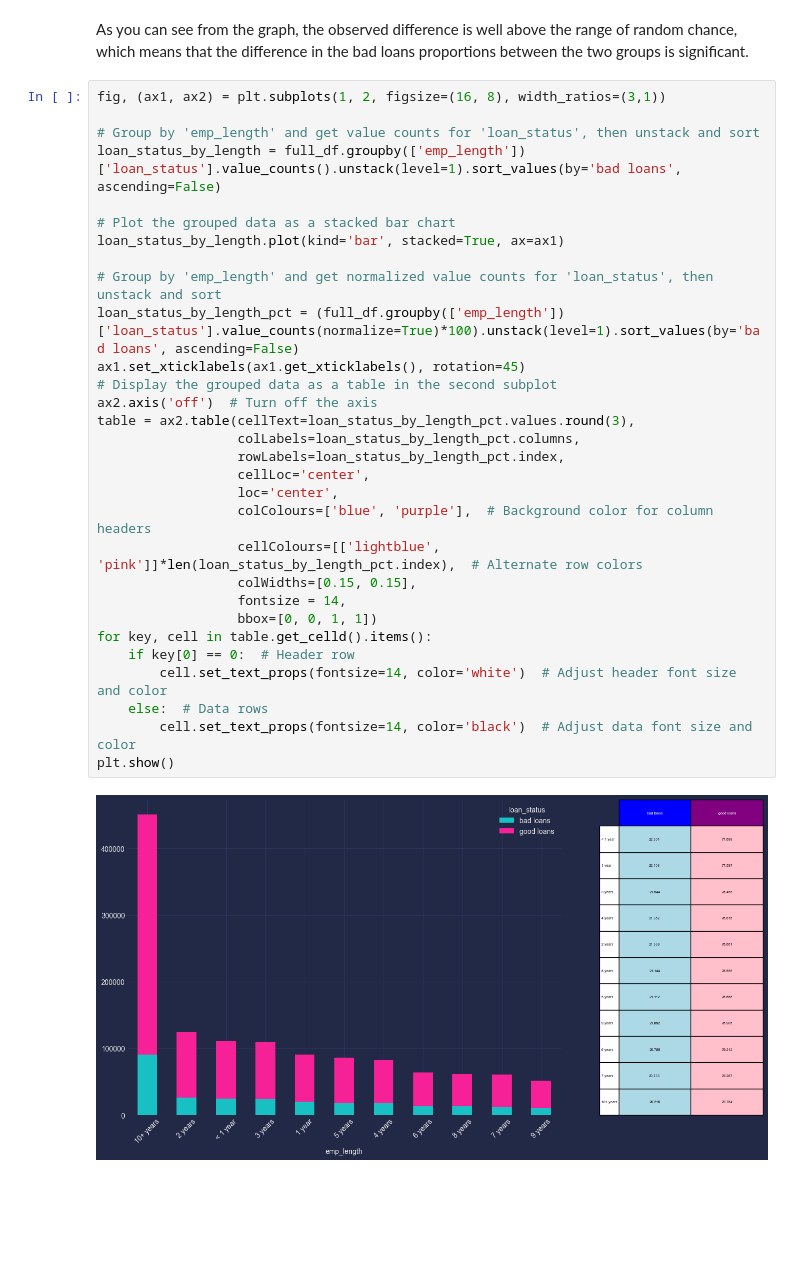
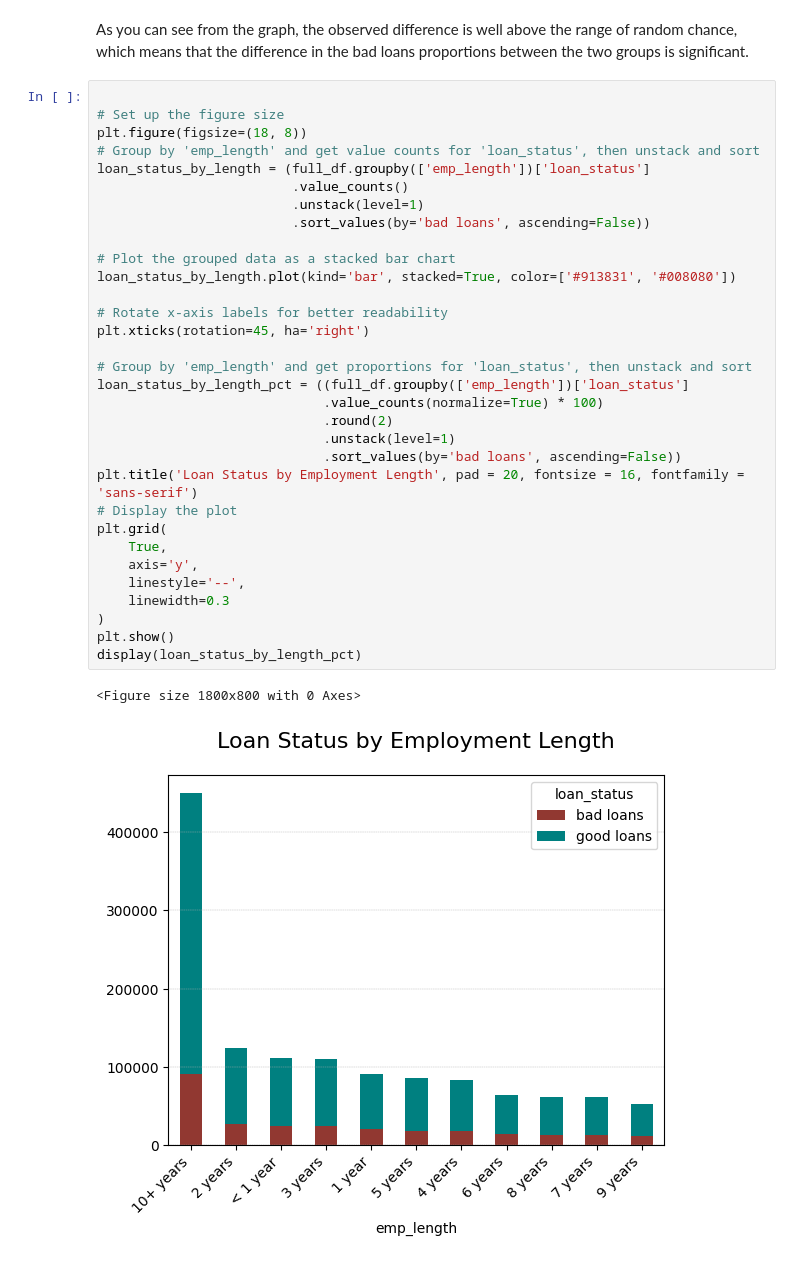
Before and after one commit to songthao1610/Loan-Default-Modelling-, a Jupyter notebook: EDA.ipynb, the cells around one changed output. Cells and saved outputs as stored; diff of their text form; blank space fills up the shorter version.

```diff
--- a/EDA.ipynb
+++ b/EDA.ipynb
@@ -473,34 +585,37 @@ ax.set_ylabel('Frequency')'''
 # %% [markdown]
 As you can see from the graph, the observed difference is well above the range of random chance, which means that the difference in the bad loans proportions between the two groups is significant.
 # %%
-fig, (ax1, ax2) = plt.subplots(1, 2, figsize=(16, 8), width_ratios=(3,1))
 
+# Set up the figure size
+plt.figure(figsize=(18, 8))
 # Group by 'emp_length' and get value counts for 'loan_status', then unstack and sort
-loan_status_by_length = full_df.groupby(['emp_length'])['loan_status'].value_counts().unstack(level=1).sort_values(by='bad loans', ascending=False)
+loan_status_by_length = (full_df.groupby(['emp_length'])['loan_status']
+                         .value_counts()
+                         .unstack(level=1)
+                         .sort_values(by='bad loans', ascending=False))
 
 # Plot the grouped data as a stacked bar chart
-loan_status_by_length.plot(kind='bar', stacked=True, ax=ax1)
+loan_status_by_length.plot(kind='bar', stacked=True, color=['#913831', '#008080'])
 
-# Group by 'emp_length' and get normalized value counts for 'loan_status', then unstack and sort
-loan_status_by_length_pct = (full_df.groupby(['emp_length'])['loan_status'].value_counts(normalize=True)*100).unstack(level=1).sort_values(by='bad loans', ascending=False)
-ax1.set_xticklabels(ax1.get_xticklabels(), rotation=45)
-# Display the grouped data as a table in the second subplot
-ax2.axis('off')  # Turn off the axis
-table = ax2.table(cellText=loan_status_by_length_pct.values.round(3),
-                  colLabels=loan_status_by_length_pct.columns,
-                  rowLabels=loan_status_by_length_pct.index,
-                  cellLoc='center',
-                  loc='center',
-                  colColours=['blue', 'purple'],  # Background color for column headers
-                  cellColours=[['lightblue', 'pink']]*len(loan_status_by_length_pct.index),  # Alternate row colors
-                  colWidths=[0.15, 0.15],
-                  fontsize = 14,
-                  bbox=[0, 0, 1, 1])
-for key, cell in table.get_celld().items():
-    if key[0] == 0:  # Header row
-        cell.set_text_props(fontsize=14, color='white')  # Adjust header font size and color
-    else:  # Data rows
-        cell.set_text_props(fontsize=14, color='black')  # Adjust data font size and color
+# Rotate x-axis labels for better readability
+plt.xticks(rotation=45, ha='right')
+
+# Group by 'emp_length' and get proportions for 'loan_status', then unstack and sort
+loan_status_by_length_pct = ((full_df.groupby(['emp_length'])['loan_status']
+                             .value_counts(normalize=True) * 100)
+                             .round(2)
+                             .unstack(level=1)
+                             .sort_values(by='bad loans', ascending=False))
+plt.title('Loan Status by Employment Length', pad = 20, fontsize = 16, fontfamily = 'sans-serif')
+# Display the plot
+plt.grid(
+    True,
+    axis='y',
+    linestyle='--',
+    linewidth=0.3
+)
 plt.show()
+display(loan_status_by_length_pct)
 # %% [output]
+<Figure size 1800x800 with 0 Axes>
-[figure, old version]
+[figure, new version]
```
Also changed, not shown: parts of 48 cells of this notebook.
